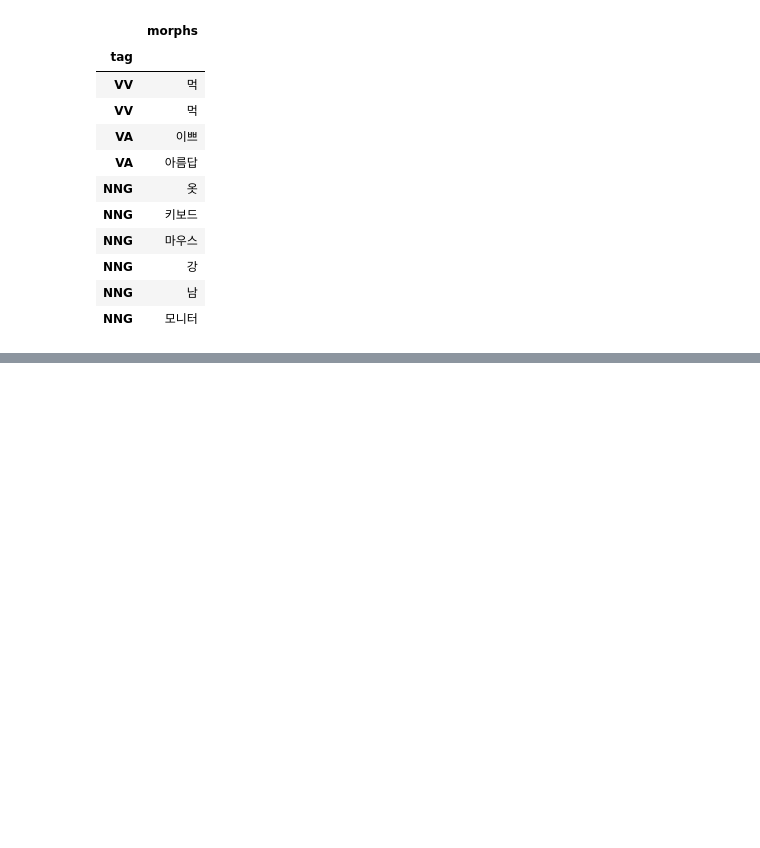
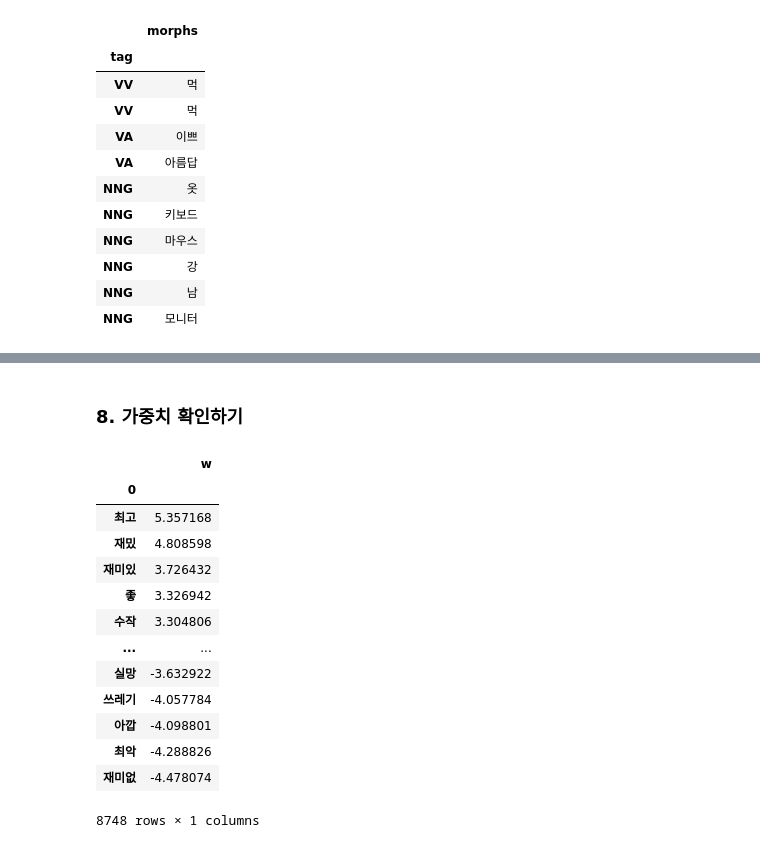
Before and after one commit to rlgus3351/Machine_Learning, a Jupyter notebook: 기초통계/ex12 네이버 영화 감성분석(텍스트마이닝).ipynb, the cells around one changed output, grey strips where cells are left out. Saved outputs shown, nothing was run; the diff lists cells and outputs as text; code cells hidden in the pictures; blank space fills up the shorter version.

```diff
--- a/기초통계/ex12 네이버 영화 감성분석(텍스트마이닝).ipynb
+++ b/기초통계/ex12 네이버 영화 감성분석(텍스트마이닝).ipynb
@@ -295,0 +340,3 @@ d.loc[d.index.intersection(['VV',"VA","NNG"])]
+# %%
+X_train = final_tf_idf.transform(text_train[:10000])
+X_test = final_tf_idf.transform(text_test[:10000])
@@ -295,0 +348,2 @@ d.loc[d.index.intersection(['VV',"VA","NNG"])]
+# %%
+logi = LogisticRegression()
@@ -295,0 +361,3 @@ d.loc[d.index.intersection(['VV',"VA","NNG"])]
+# %%
+# 모델 훈련
+logi.fit(X_train, y_train.iloc[:10000])
@@ -295,0 +398,3 @@ d.loc[d.index.intersection(['VV',"VA","NNG"])]
+# %%
+voc = pd.DataFrame(final_tf_idf.vocabulary_.keys(), index=final_tf_idf.vocabulary_.values())
+voc.sort_index(ascending=True)
@@ -295,0 +415,20 @@ d.loc[d.index.intersection(['VV',"VA","NNG"])]
+# %% [markdown]
+### 8. 가중치 확인하기
+# %%
+learning_result = pd.DataFrame(logi.coef_.T, index=voc.sort_index()[0], columns=['w'])
+learning_result.sort_values( by='w', ascending=False)
+# %% [output]
+|  | w |
+| 0 |  |
+| 최고 | 5.357168 |
+| 재밌 | 4.808598 |
+| 재미있 | 3.726432 |
+| 좋 | 3.326942 |
+| 수작 | 3.304806 |
+| ... | ... |
+| 실망 | -3.632922 |
+| 쓰레기 | -4.057784 |
+| 아깝 | -4.098801 |
+| 최악 | -4.288826 |
+| 재미없 | -4.478074 |
+8748 rows × 1 columns
```
Also changed, not shown: parts of 11 cells of this notebook, 4 other files.
